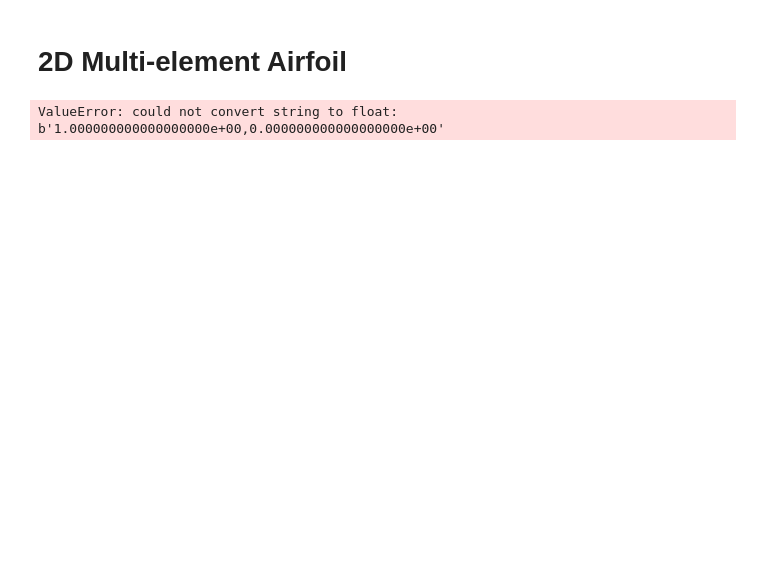
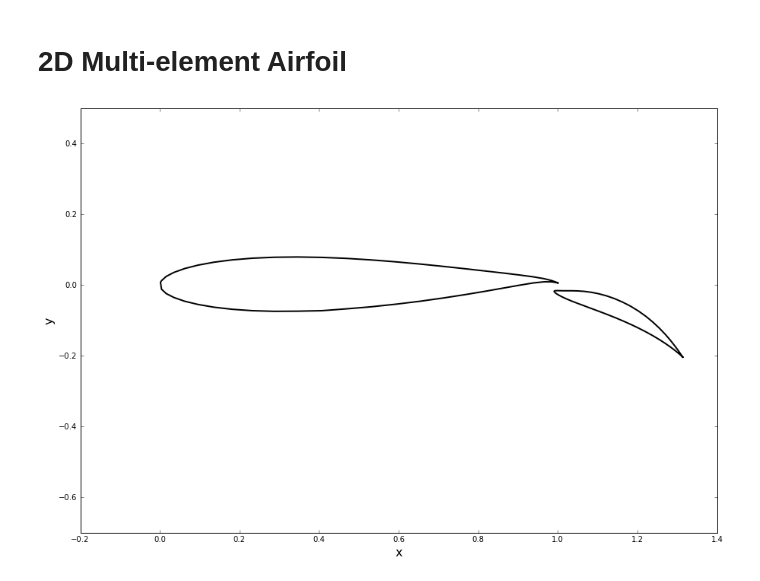
Before and after one commit to Pjgeno14/mae6226-workspace, a Jupyter notebook: Assignment-3.ipynb, the cells around one changed output. Saved outputs shown, nothing was run; the diff lists cells and outputs as text; code cells hidden in the pictures; blank space fills up the shorter version.

```diff
--- a/Assignment-3.ipynb
+++ b/Assignment-3.ipynb
@@ -8,14 +8,27 @@ from scipy import integrate
 import os
 import csv
 %matplotlib inline
-# %%
-# load geometry for each
-x_foil, y_foil = np.loadtxt('../AeroPython/lessons/resources/NACA23012_MainFoil.csv', usecols=(0,), unpack=True), np.loadtxt('../AeroPython/lessons/resources/NACA23012_MainFoil.csv', usecols=(1,), unpack=True)
-x_flap, y_flap = np.loadtxt('../AeroPython/lessons/resources/NACA23012_FlapFoil.csv', usecols=(0,), unpack=True), np.loadtxt('../AeroPython/lessons/resources/NACA23012_FlapFoil.csv', usecols=(1,), unpack=True)
-
-# plot geometry
-# %% [output]
-ValueError: could not convert string to float: b'1.000000000000000000e+00,0.000000000000000000e+00'
+# %%
+# load geometry for each
+MainFoil = np.genfromtxt('../AeroPython/lessons/resources/MainFoil_N=50.csv', delimiter=',')
+FlapFoil = np.genfromtxt('../AeroPython/lessons/resources/FlapFoil_N=50.csv', delimiter=',')
+
+# define x and y for each
+x_foil, y_foil = MainFoil[:,0], MainFoil[:,1]
+x_flap, y_flap = FlapFoil[:,0], FlapFoil[:,1]
+
+# plot geometry
+width = 10
+plt.figure(figsize=(15, width))
+plt.xlabel('x', fontsize=16)
+plt.ylabel('y', fontsize=16)
+plt.plot(x_foil, y_foil, linewidth=2, linestyle='-', color='k')
+plt.plot(x_flap, y_flap, linewidth=2, linestyle='-', color='k')
+plt.xlim(-0.2, 1.4)
+plt.ylim(-0.7, 0.5)
+plt.axis(adjustabel='box');
+# %% [output]
+[figure, added]
 # %%
 # create panel class
 class Panel:
```
Also changed, not shown: parts of 16 cells of this notebook.
